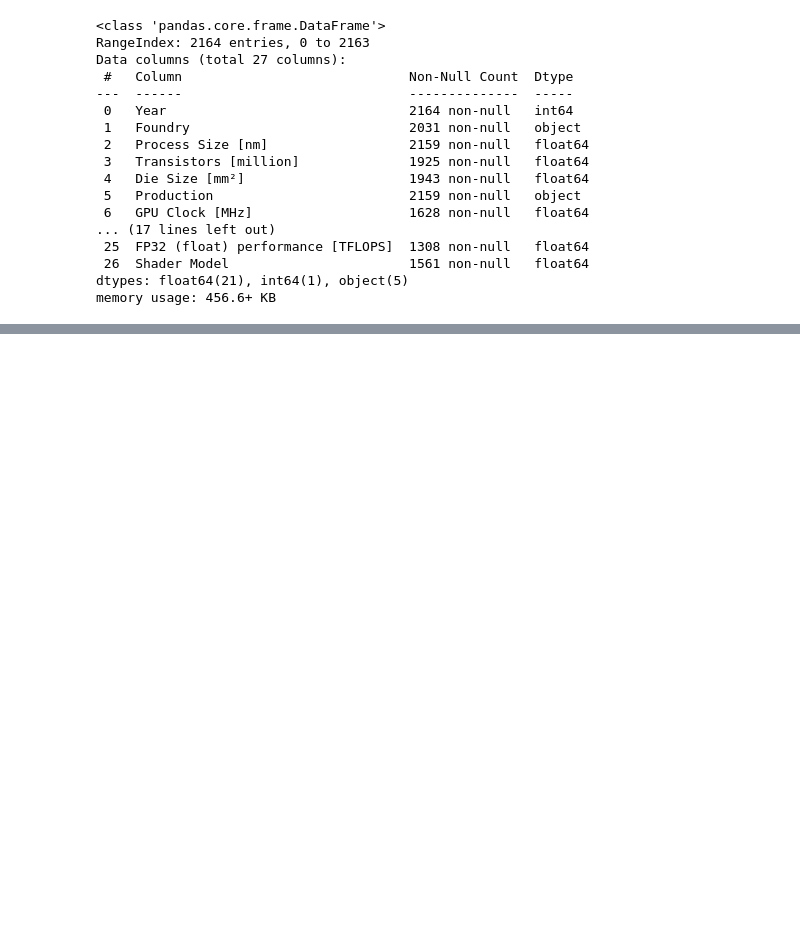
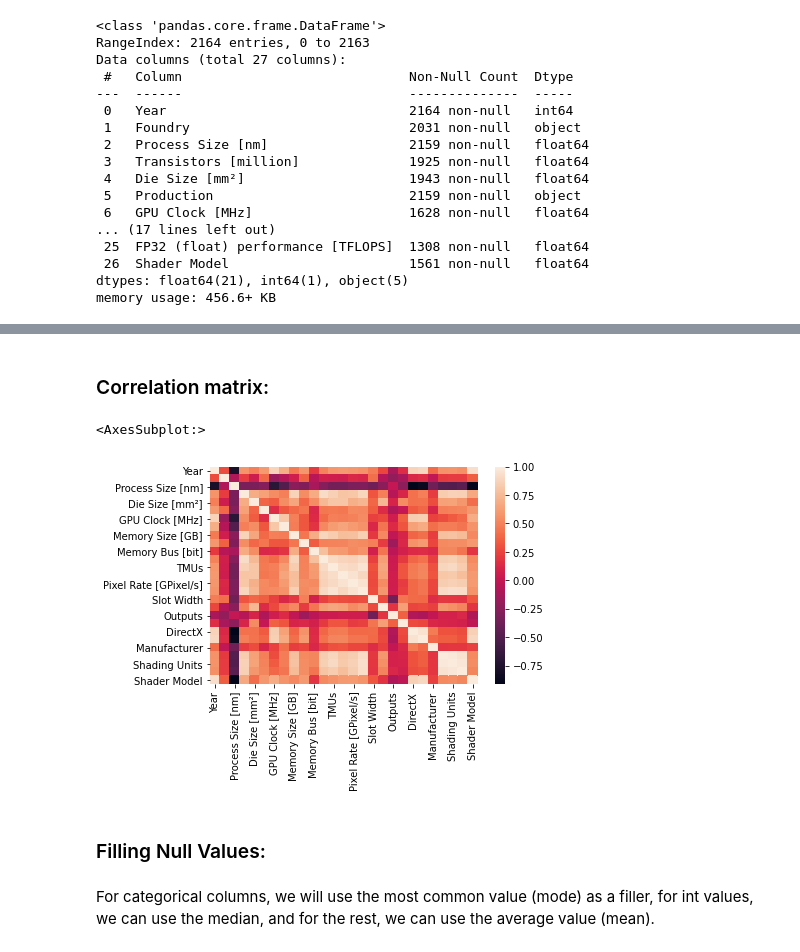
Before and after one commit to adamaharony/gpu-performance-predictions, a Jupyter notebook: Introduction to Data Science - Final Project.ipynb, the cells around one changed output, grey strips where cells are left out. Drawn from its saved outputs; the diff is of its cells as text; code cells hidden in the pictures; blank space fills up the shorter version.

Commit message:
finalised data cleaning and filling

```diff
--- a/Introduction to Data Science - Final Project.ipynb
+++ b/Introduction to Data Science - Final Project.ipynb
@@ -647,3 +648,5 @@ dtypes: float64(21), int64(1), object(5)
 memory usage: 456.6+ KB
 # %%
 df.to_csv("processing/units.csv", index=False)
+# %%
+df = pd.read_csv("processing/units.csv")
@@ -649,0 +673,8 @@ df.to_csv("processing/units.csv", index=False)
+# %%
+categorical = ("Foundry", "Production", "Memory Type", "Slot Width", "Manufacturer")
+val_dict = dict()
+for col in categorical:
+    unique = df[col].unique()
+    unique = unique[~pd.isna(unique)]
+    val_dict[col] = {u: i for u, i in zip(unique, range(len(unique)))}
+    df[col].replace(val_dict[col], inplace=True)
@@ -649,0 +701,7 @@ df.to_csv("processing/units.csv", index=False)
+# %% [markdown]
+### Correlation matrix:
+# %%
+sns.heatmap(df.corr())
+# %% [output]
+<AxesSubplot:>
+[figure, added]
@@ -649,0 +710,4 @@ df.to_csv("processing/units.csv", index=False)
+# %% [markdown]
+### Filling Null Values:
+# %% [markdown]
+For categorical columns, we will use the most common value (mode) as a filler, for int values, we can use the median, and for the rest, we can use the average value (mean).
```
Also changed, not shown: parts of 9 cells of this notebook, 3 other files.
